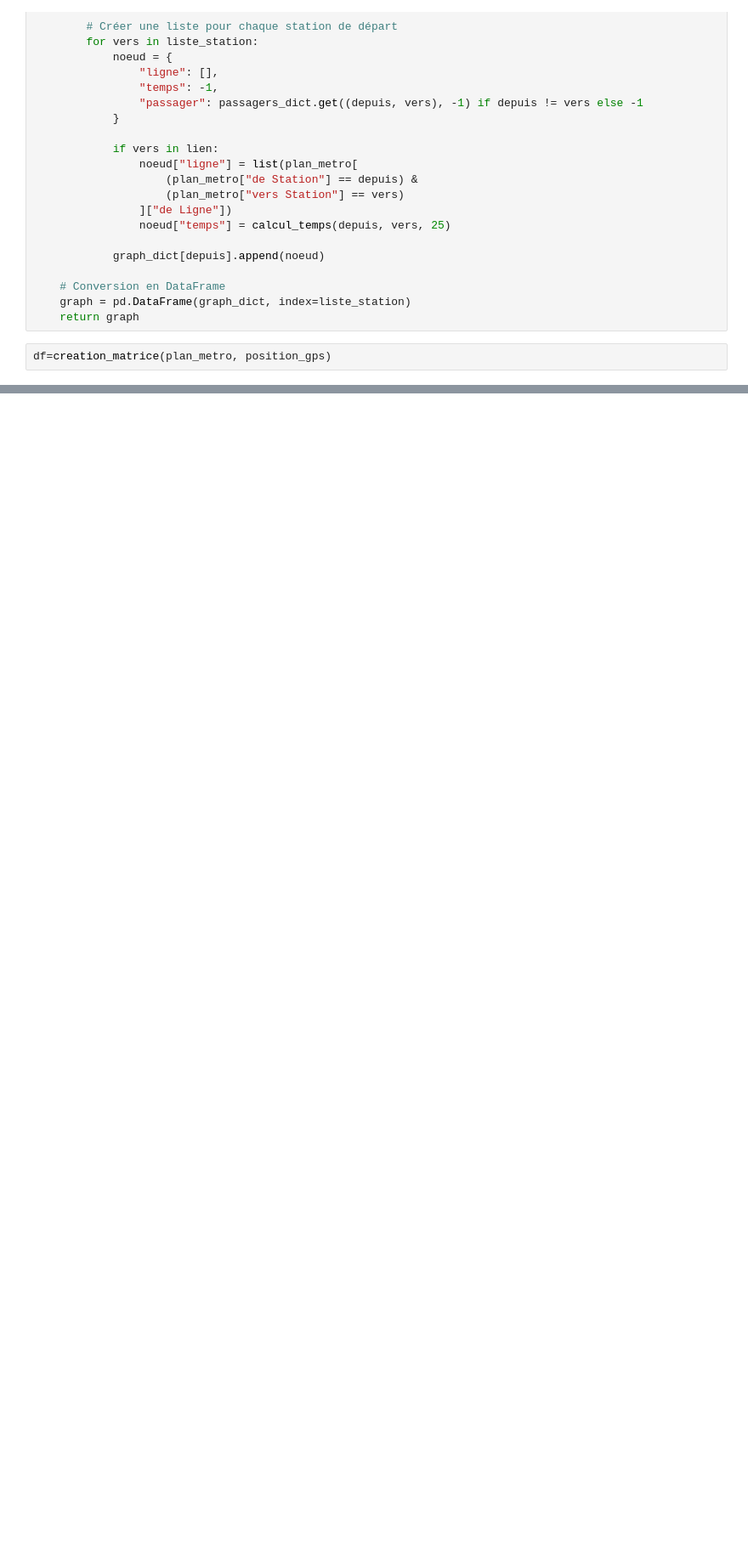
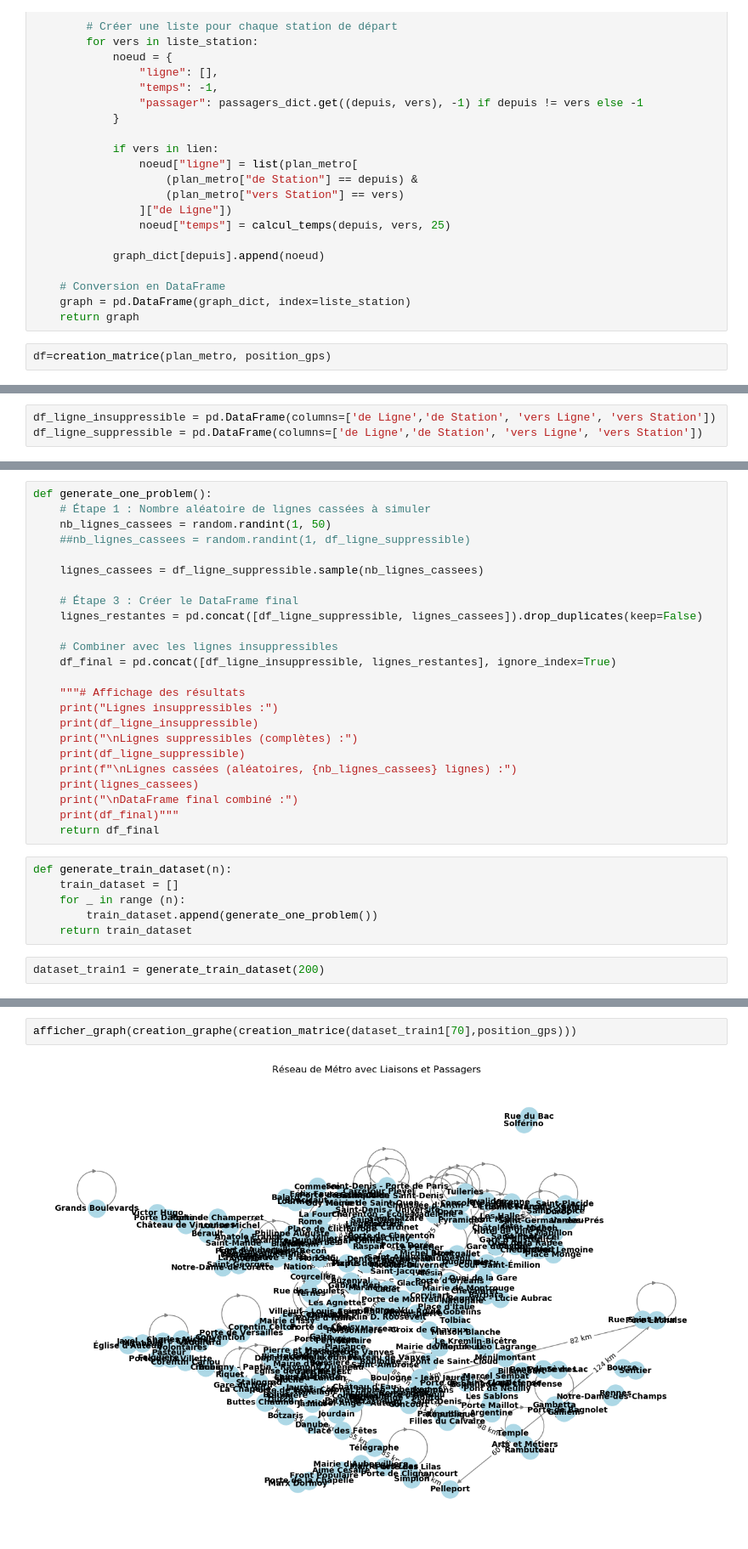
Before and after one commit to marcodamecourt/data_chall_alstom, a Jupyter notebook: data_chhall.ipynb, the cells around one changed output, grey strips where cells are left out. Shown at 85% size. Saved outputs shown, nothing was run; the diff lists cells and outputs as text; blank space fills up the shorter version.

```diff
--- a/data_chhall.ipynb
+++ b/data_chhall.ipynb
@@ -167,0 +253,3 @@ Name: Passy, Length: 261, dtype: object
+# %%
+df_ligne_insuppressible = pd.DataFrame(columns=['de Ligne','de Station', 'vers Ligne', 'vers Station'])
+df_ligne_suppressible = pd.DataFrame(columns=['de Ligne','de Station', 'vers Ligne', 'vers Station'])
@@ -167,0 +297,32 @@ Name: Passy, Length: 261, dtype: object
+# %%
+def generate_one_problem():
+    # Étape 1 : Nombre aléatoire de lignes cassées à simuler
+    nb_lignes_cassees = random.randint(1, 50)
+    ##nb_lignes_cassees = random.randint(1, df_ligne_suppressible)
+
+    lignes_cassees = df_ligne_suppressible.sample(nb_lignes_cassees)
+
+    # Étape 3 : Créer le DataFrame final
+    lignes_restantes = pd.concat([df_ligne_suppressible, lignes_cassees]).drop_duplicates(keep=False)
+
+    # Combiner avec les lignes insuppressibles
+    df_final = pd.concat([df_ligne_insuppressible, lignes_restantes], ignore_index=True)
+
+    """# Affichage des résultats
+    print("Lignes insuppressibles :")
+    print(df_ligne_insuppressible)
+    print("\nLignes suppressibles (complètes) :")
+    print(df_ligne_suppressible)
+    print(f"\nLignes cassées (aléatoires, {nb_lignes_cassees} lignes) :")
+    print(lignes_cassees)
+    print("\nDataFrame final combiné :")
+    print(df_final)"""
+    return df_final
+# %%
+def generate_train_dataset(n):
+    train_dataset = []
+    for _ in range (n):
+        train_dataset.append(generate_one_problem())
+    return train_dataset
+# %%
+dataset_train1 = generate_train_dataset(200)
@@ -167,0 +345,4 @@ Name: Passy, Length: 261, dtype: object
+# %%
+afficher_graph(creation_graphe(creation_matrice(dataset_train1[70],position_gps)))
+# %% [output]
+[figure, added]
```
Also changed, not shown: parts of 15 cells of this notebook, 2 other files.
